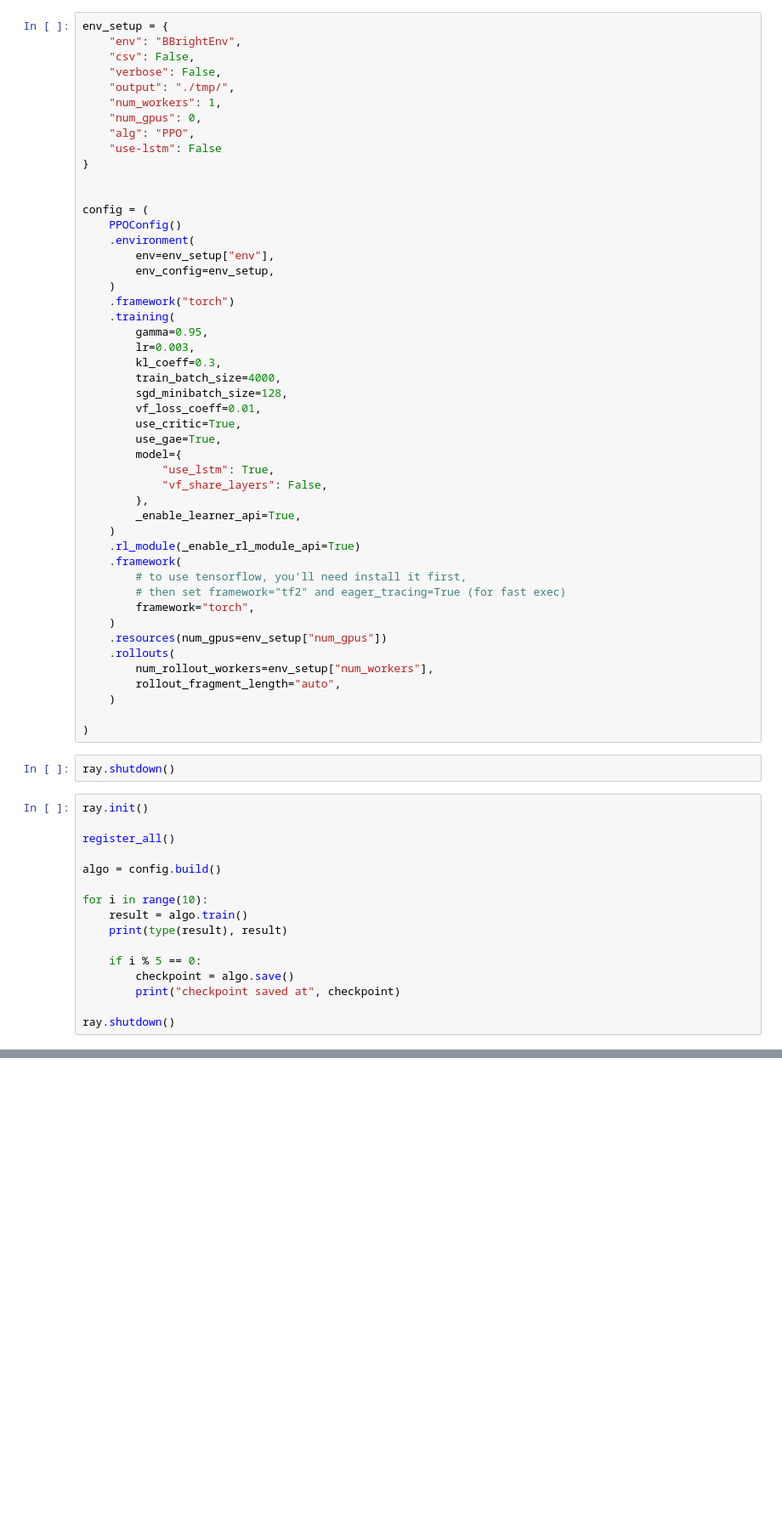
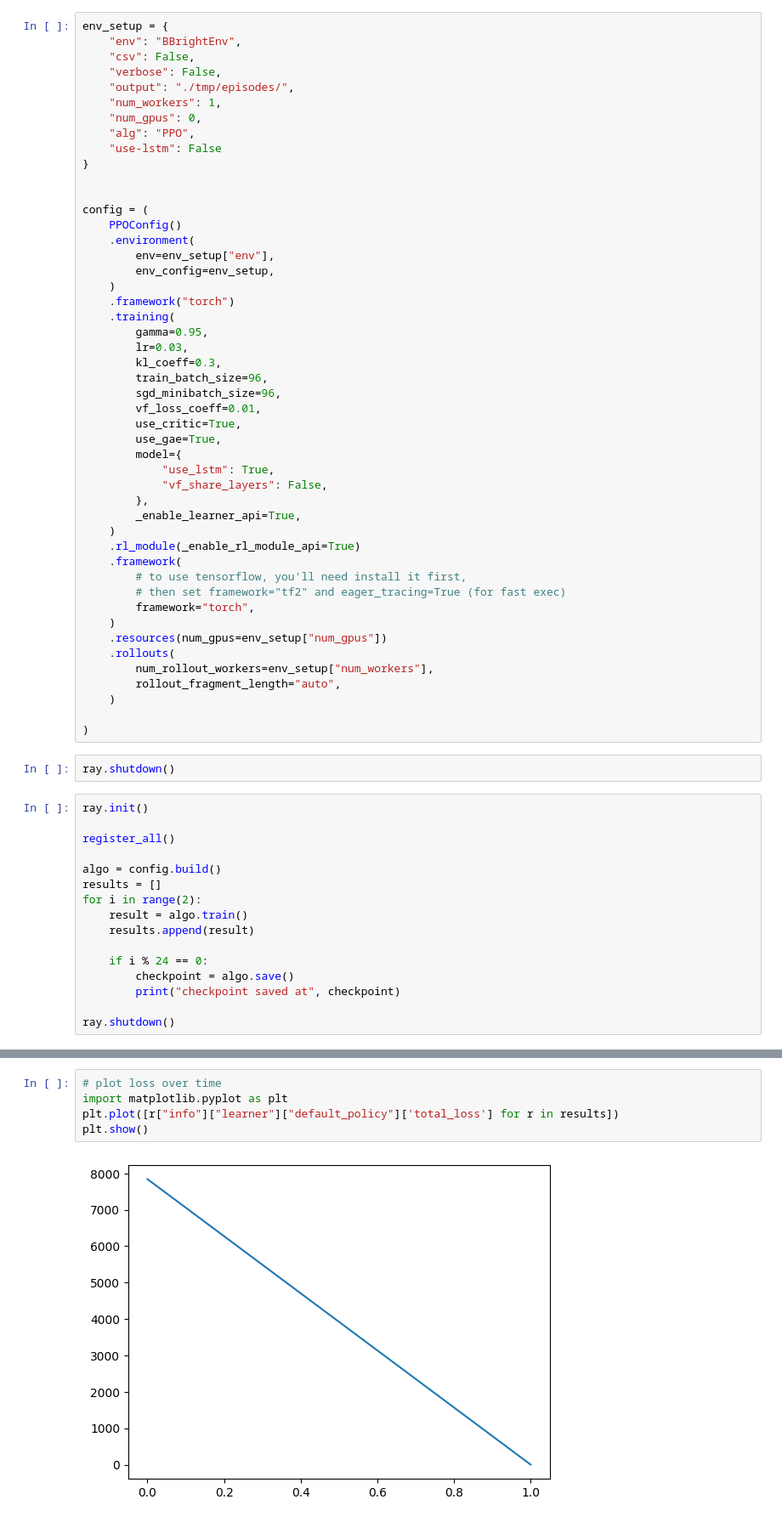
Before and after one commit to Light52566/rllib-energyplus-hi, a Jupyter notebook: training.ipynb, the cells around one changed output, grey strips where cells are left out. Shown at 85% size. Drawn from its saved outputs; the diff is of its cells as text; blank space fills up the shorter version.

```diff
--- a/training.ipynb
+++ b/training.ipynb
@@ -18,7 +18,7 @@ env_setup = {
     "env": "BBrightEnv",
     "csv": False,
     "verbose": False,
-    "output": "./tmp/",
+    "output": "./tmp/episodes/",
     "num_workers": 1,
     "num_gpus": 0,
     "alg": "PPO",
@@ -35,10 +35,10 @@ config = (
     .framework("torch")
     .training(
         gamma=0.95,
-        lr=0.003,
+        lr=0.03,
         kl_coeff=0.3,
-        train_batch_size=4000,
-        sgd_minibatch_size=128,
+        train_batch_size=96,
+        sgd_minibatch_size=96,
         vf_loss_coeff=0.01,
         use_critic=True,
         use_gae=True,
@@ -69,12 +69,12 @@ ray.init()
 register_all()
 
 algo = config.build()
+results = []
+for i in range(2):
+    result = algo.train()
+    results.append(result)
 
-for i in range(10):
-    result = algo.train()
-    print(type(result), result)
-
-    if i % 5 == 0:
+    if i % 24 == 0:
         checkpoint = algo.save()
         print("checkpoint saved at", checkpoint)
 
@@ -113,0 +126,7 @@ ResourceWarning: Enable tracemalloc to get the object allocation traceback
+# %%
+# plot loss over time
+import matplotlib.pyplot as plt
+plt.plot([r["info"]["learner"]["default_policy"]['total_loss'] for r in results])
+plt.show()
+# %% [output]
+[figure, added]
```
Also changed, not shown: parts of 4 cells of this notebook, 1 other file.
